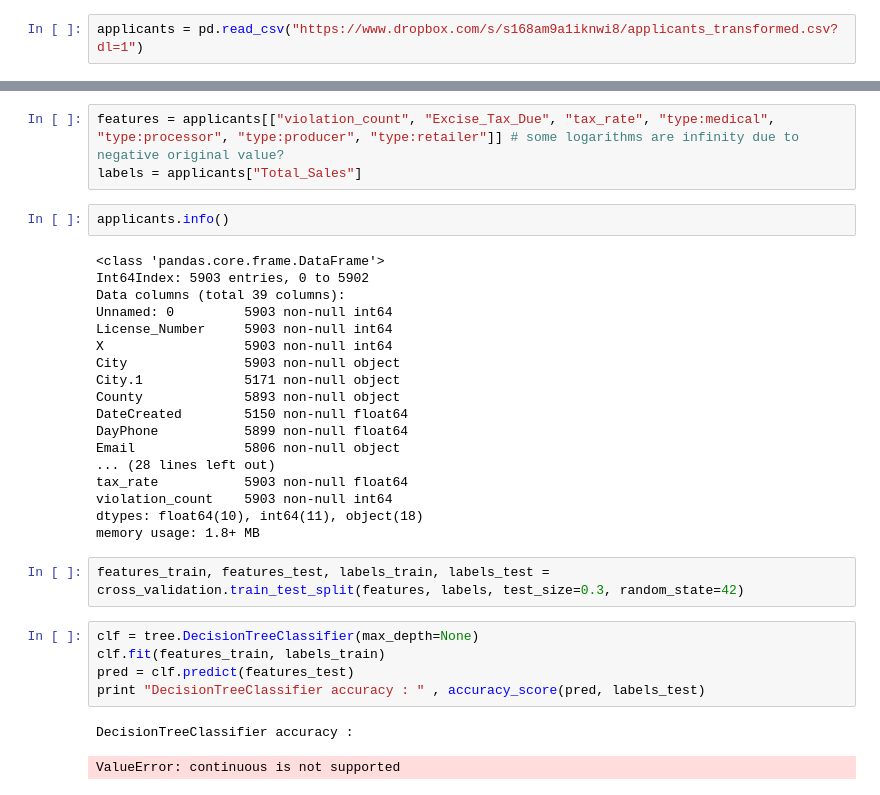
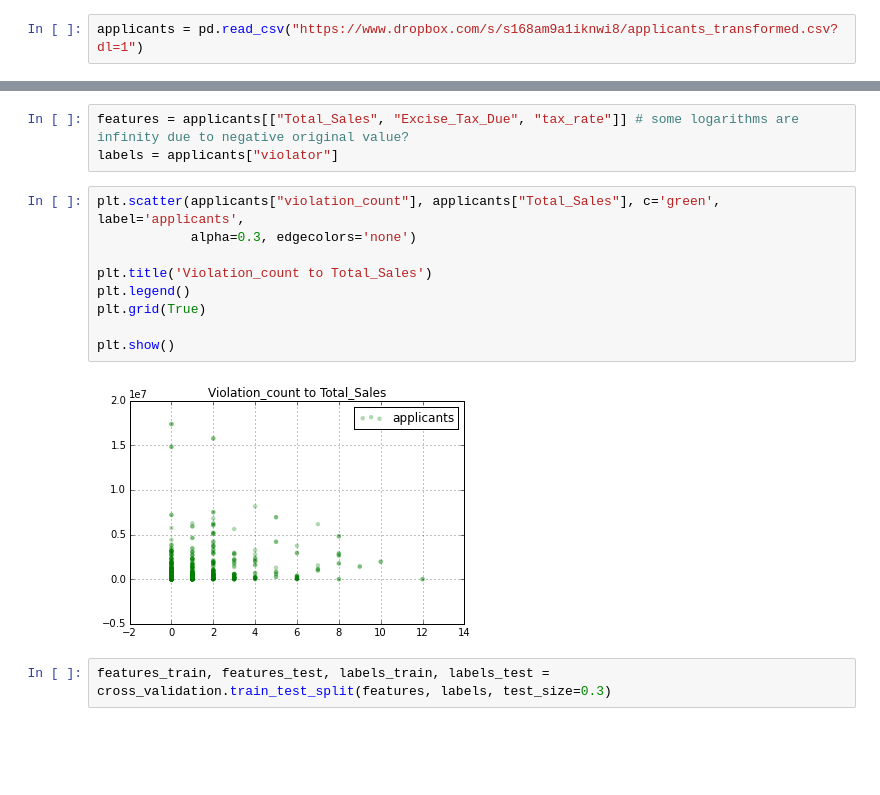
Before and after one commit to edsar/sliderule, a Jupyter notebook: capstone/Capstone_mj-ML.ipynb, the cells around one changed output, grey strips where cells are left out. Drawn from its saved outputs; the diff is of its cells as text; blank space fills up the shorter version.

```diff
--- a/capstone/Capstone_mj-ML.ipynb
+++ b/capstone/Capstone_mj-ML.ipynb
@@ -23,33 +57,16 @@ applicants["Total_Sales"] = applicants["Total_Sales"].astype('int')
 # %%
-features = applicants[["violation_count", "Excise_Tax_Due", "tax_rate", "type:medical", "type:processor", "type:producer", "type:retailer"]] # some logarithms are infinity due to negative original value?
-labels = applicants["Total_Sales"]
+features = applicants[["Total_Sales", "Excise_Tax_Due", "tax_rate"]] # some logarithms are infinity due to negative original value?
+labels = applicants["violator"]
-# %%
-applicants.info()
-# %% [output]
-<class 'pandas.core.frame.DataFrame'>
-Int64Index: 5903 entries, 0 to 5902
-Data columns (total 39 columns):
-Unnamed: 0         5903 non-null int64
-License_Number     5903 non-null int64
-X                  5903 non-null int64
-City               5903 non-null object
-City.1             5171 non-null object
-County             5893 non-null object
-DateCreated        5150 non-null float64
-DayPhone           5899 non-null float64
-Email              5806 non-null object
-... (28 lines left out)
-tax_rate           5903 non-null float64
-violation_count    5903 non-null int64
-dtypes: float64(10), int64(11), object(18)
-memory usage: 1.8+ MB
+# %%
+plt.scatter(applicants["violation_count"], applicants["Total_Sales"], c='green', label='applicants',
+            alpha=0.3, edgecolors='none')
+
+plt.title('Violation_count to Total_Sales')
+plt.legend()
+plt.grid(True)
+
+plt.show()
+# %% [output]
+[figure, added]
 # %%
-features_train, features_test, labels_train, labels_test = cross_validation.train_test_split(features, labels, test_size=0.3, random_state=42)
+features_train, features_test, labels_train, labels_test = cross_validation.train_test_split(features, labels, test_size=0.3)
-# %%
-clf = tree.DecisionTreeClassifier(max_depth=None)
-clf.fit(features_train, labels_train)
-pred = clf.predict(features_test)
-print "DecisionTreeClassifier accuracy : " , accuracy_score(pred, labels_test)
-# %% [output]
-DecisionTreeClassifier accuracy :
-ValueError: continuous is not supported
```
Also changed, not shown: parts of 9 cells of this notebook, 5 other files.
